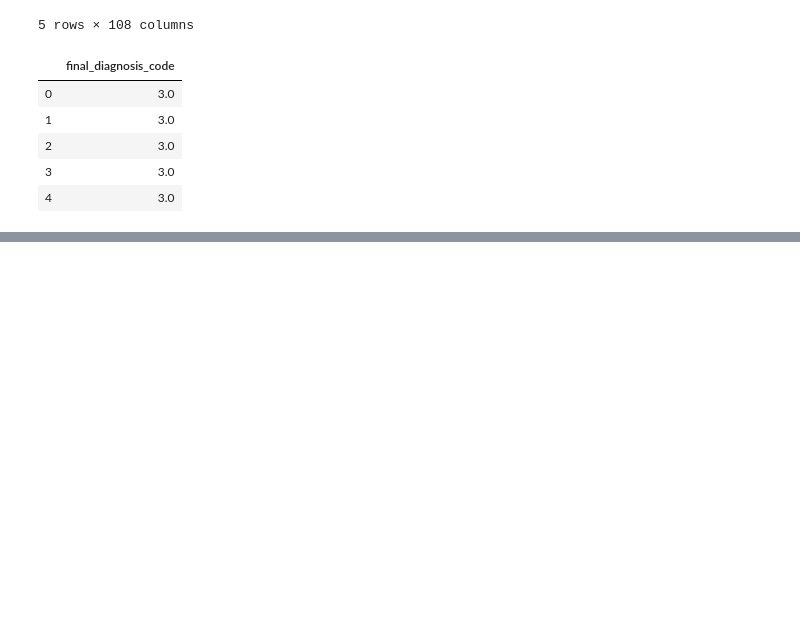
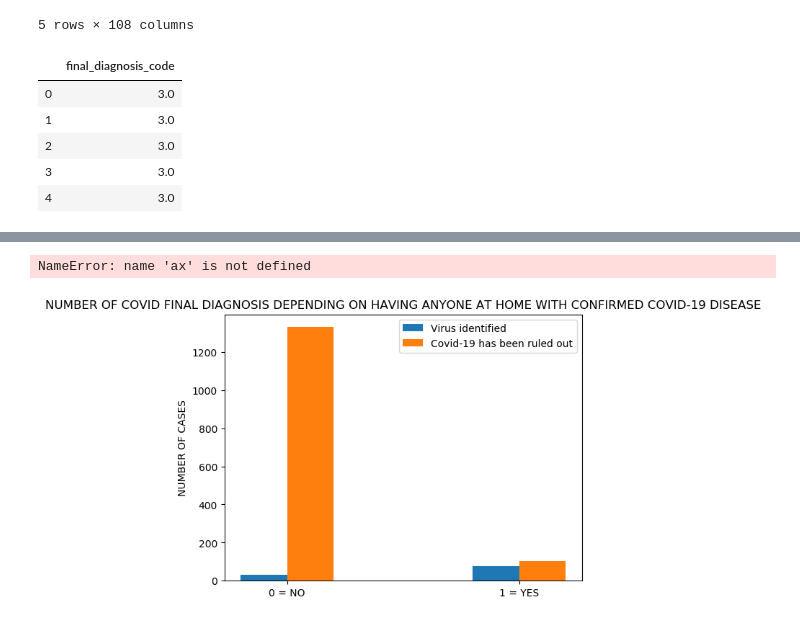
Before and after one commit to PauMatas/BitsXLaMarato_PanaBaya, a Jupyter notebook: presentation.ipynb, the cells around one changed output, grey strips where cells are left out. Cells and saved outputs as stored; diff of their text form; code cells hidden in the pictures; blank space fills up the shorter version.

Commit message:
3rd graphic

```diff
--- a/presentation.ipynb
+++ b/presentation.ipynb
@@ -78,0 +87,5 @@ pag.hbarImpactfulVariables()
+# %%
+pag.correlationHouseCases()
+# %% [output]
+NameError: name 'ax' is not defined
+[figure, added]
```
Also changed, not shown: parts of 3 cells of this notebook, 2 other files.
